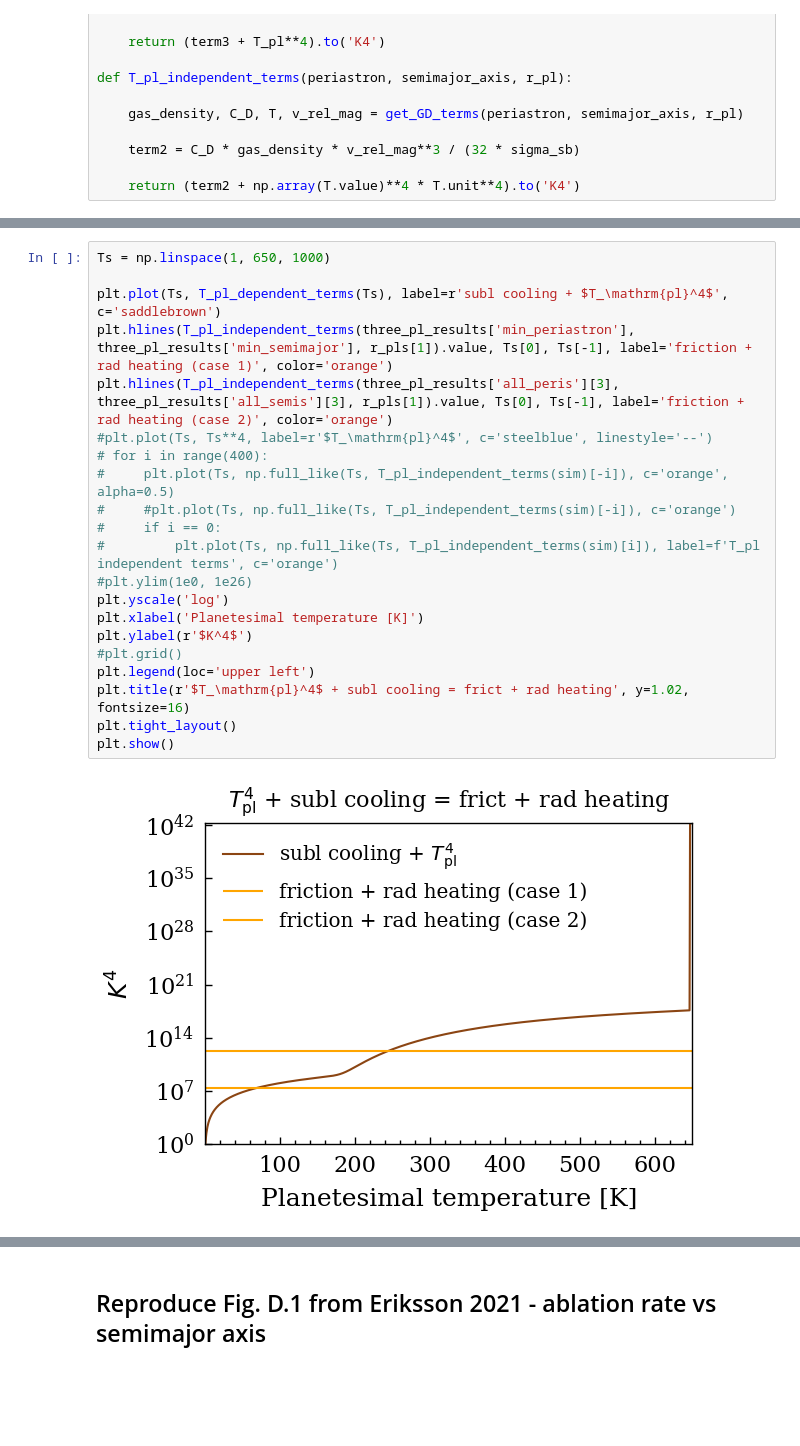
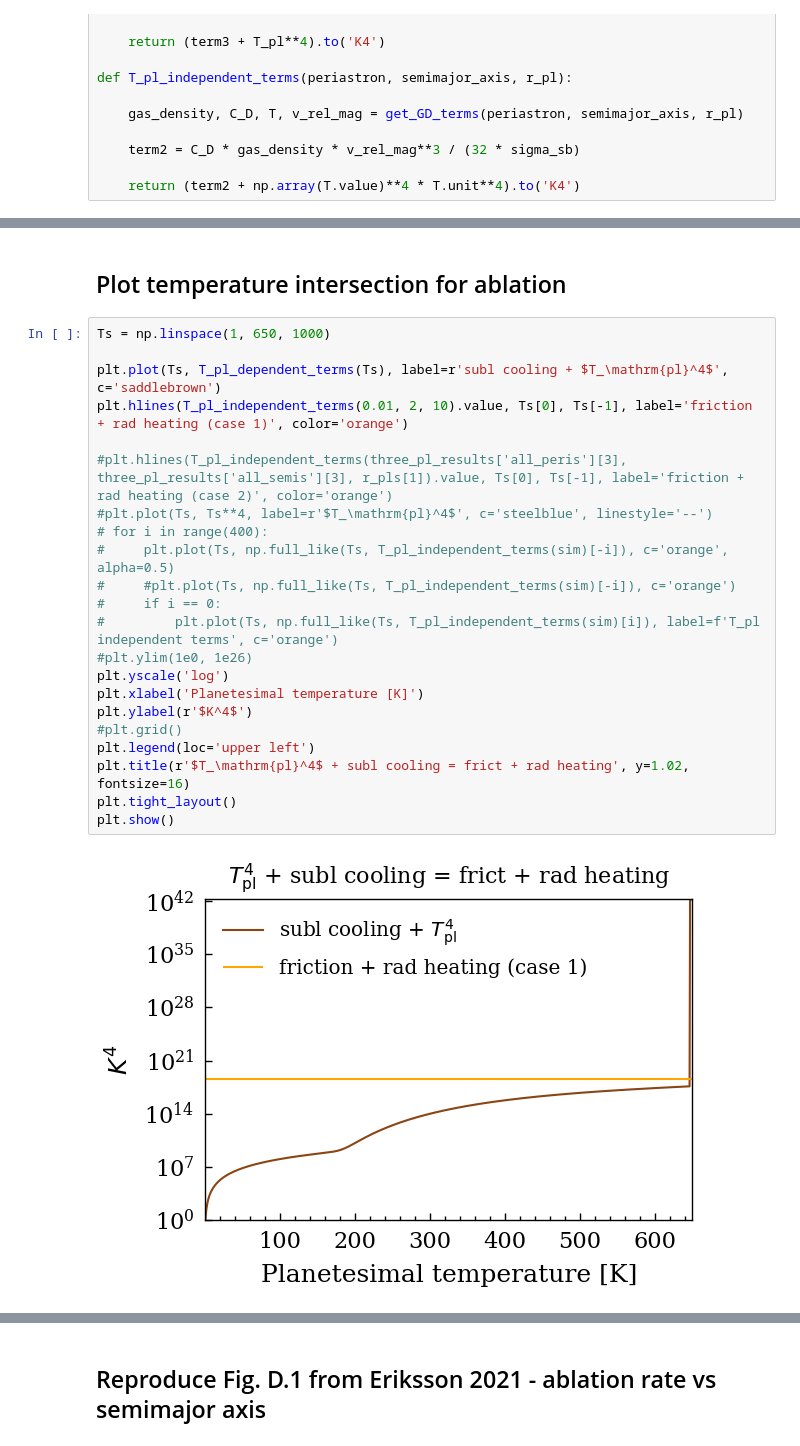
Before and after one commit to allsmurph/thesis_code_capybara, a Jupyter notebook: planetesimal_temp.ipynb, the cells around one changed output, grey strips where cells are left out. Cells and saved outputs as stored; diff of their text form; blank space fills up the shorter version.

```diff
--- a/planetesimal_temp.ipynb
+++ b/planetesimal_temp.ipynb
@@ -387,26 +648,29 @@ print(T_pl_independent_terms(three_pl_results['all_peris'][:3], three_pl_results
+# %% [markdown]
+## Plot temperature intersection for ablation
 # %%
 Ts = np.linspace(1, 650, 1000)
 
 plt.plot(Ts, T_pl_dependent_terms(Ts), label=r'subl cooling + $T_\mathrm{pl}^4$', c='saddlebrown')
-plt.hlines(T_pl_independent_terms(three_pl_results['min_periastron'], three_pl_results['min_semimajor'], r_pls[1]).value, Ts[0], Ts[-1], label='friction + rad heating (case 1)', color='orange')
-plt.hlines(T_pl_independent_terms(three_pl_results['all_peris'][3], three_pl_results['all_semis'][3], r_pls[1]).value, Ts[0], Ts[-1], label='friction + rad heating (case 2)', color='orange')
+plt.hlines(T_pl_independent_terms(0.01, 2, 10).value, Ts[0], Ts[-1], label='friction + rad heating (case 1)', color='orange')
+
+#plt.hlines(T_pl_independent_terms(three_pl_results['all_peris'][3], three_pl_results['all_semis'][3], r_pls[1]).value, Ts[0], Ts[-1], label='friction + rad heating (case 2)', color='orange')
 #plt.plot(Ts, Ts**4, label=r'$T_\mathrm{pl}^4$', c='steelblue', linestyle='--')
 # for i in range(400):
 #     plt.plot(Ts, np.full_like(Ts, T_pl_independent_terms(sim)[-i]), c='orange', alpha=0.5)
 #     #plt.plot(Ts, np.full_like(Ts, T_pl_independent_terms(sim)[-i]), c='orange')
 #     if i == 0:
 #         plt.plot(Ts, np.full_like(Ts, T_pl_independent_terms(sim)[i]), label=f'T_pl independent terms', c='orange')
 #plt.ylim(1e0, 1e26)
 plt.yscale('log')
 plt.xlabel('Planetesimal temperature [K]')
 plt.ylabel(r'$K^4$')
 #plt.grid()
 plt.legend(loc='upper left')
 plt.title(r'$T_\mathrm{pl}^4$ + subl cooling = frict + rad heating', y=1.02, fontsize=16)
 plt.tight_layout()
 plt.show()
 # %% [output]
-[figure, old version]
+[figure, new version]
 # %%
 from scipy.optimize import brentq
 
```
Also changed, not shown: parts of 73 cells of this notebook, 7 other files.
